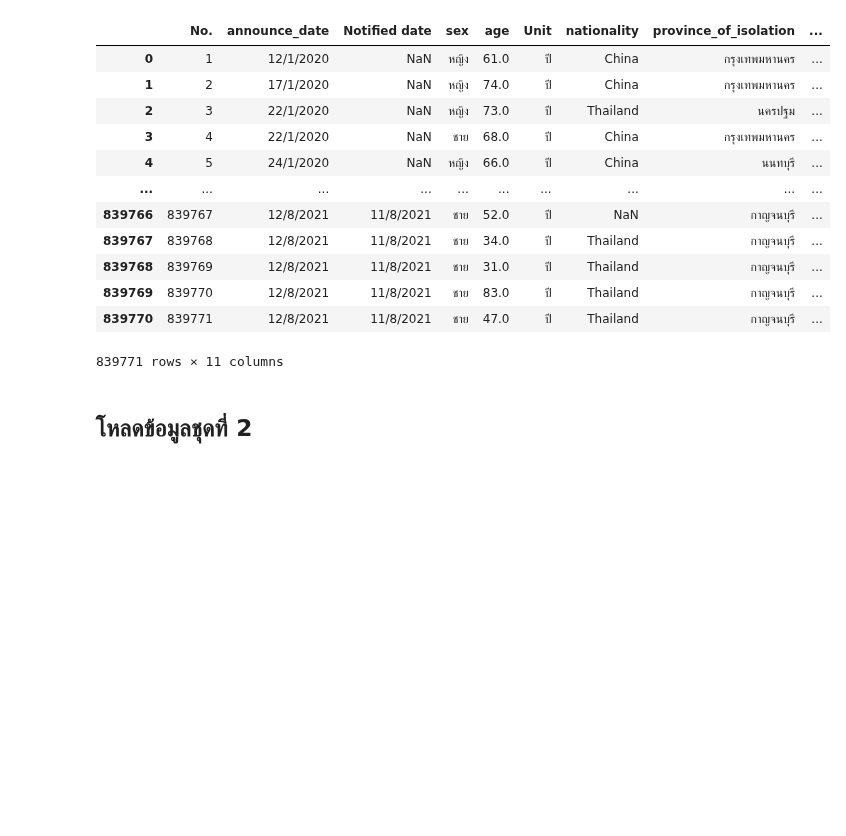
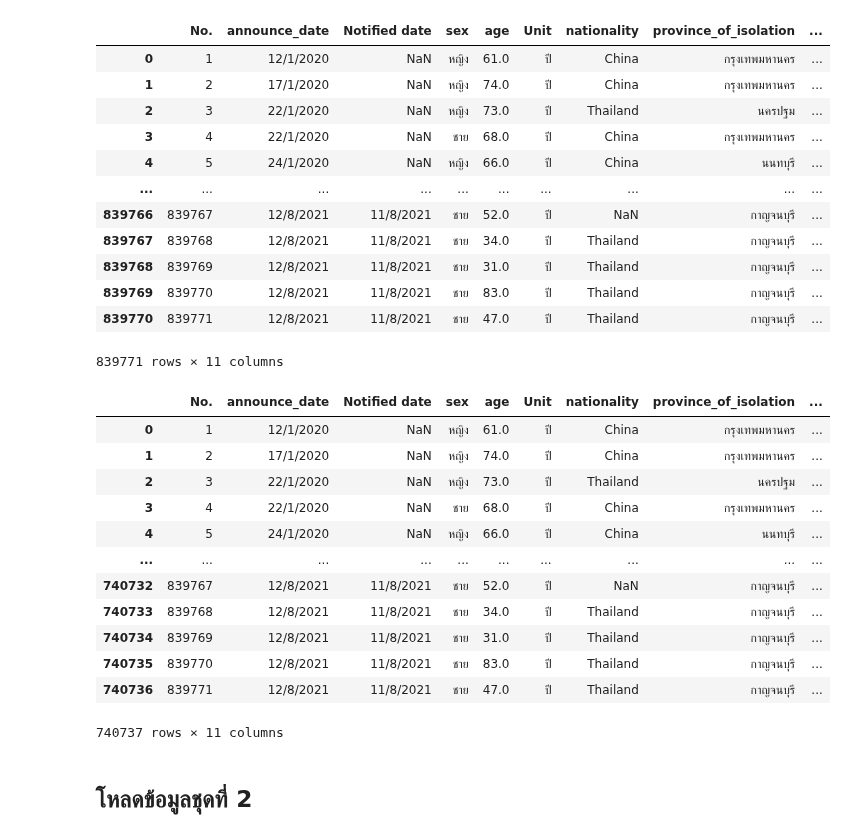
Before and after one commit to Khamsaen2489/DWDM21, a Jupyter notebook: Group_Project.ipynb, the cells around one changed output. Drawn from its saved outputs; the diff is of its cells as text; code cells hidden in the pictures; blank space fills up the shorter version.

```diff
--- a/Group_Project.ipynb
+++ b/Group_Project.ipynb
@@ -50,6 +50,23 @@ data_covid
 | 839769 | 839770 | 12/8/2021 | 11/8/2021 | ชาย | 83.0 | ปี | Thailand | กาญจนบุรี | ... |
 | 839770 | 839771 | 12/8/2021 | 11/8/2021 | ชาย | 47.0 | ปี | Thailand | กาญจนบุรี | ... |
 839771 rows × 11 columns
+# %%
+data_covida = data_covid.dropna(subset=['province_of_onset']).reset_index(drop=True)  #Check Missing Value ของ Data_covida
+data_covida
+# %% [output]
+|  | No. | announce_date | Notified date | sex | age | Unit | nationality | province_of_isolation | ... |
+| 0 | 1 | 12/1/2020 | NaN | หญิง | 61.0 | ปี | China | กรุงเทพมหานคร | ... |
+| 1 | 2 | 17/1/2020 | NaN | หญิง | 74.0 | ปี | China | กรุงเทพมหานคร | ... |
+| 2 | 3 | 22/1/2020 | NaN | หญิง | 73.0 | ปี | Thailand | นครปฐม | ... |
+| 3 | 4 | 22/1/2020 | NaN | ชาย | 68.0 | ปี | China | กรุงเทพมหานคร | ... |
+| 4 | 5 | 24/1/2020 | NaN | หญิง | 66.0 | ปี | China | นนทบุรี | ... |
+| ... | ... | ... | ... | ... | ... | ... | ... | ... | ... |
+| 740732 | 839767 | 12/8/2021 | 11/8/2021 | ชาย | 52.0 | ปี | NaN | กาญจนบุรี | ... |
+| 740733 | 839768 | 12/8/2021 | 11/8/2021 | ชาย | 34.0 | ปี | Thailand | กาญจนบุรี | ... |
+| 740734 | 839769 | 12/8/2021 | 11/8/2021 | ชาย | 31.0 | ปี | Thailand | กาญจนบุรี | ... |
+| 740735 | 839770 | 12/8/2021 | 11/8/2021 | ชาย | 83.0 | ปี | Thailand | กาญจนบุรี | ... |
+| 740736 | 839771 | 12/8/2021 | 11/8/2021 | ชาย | 47.0 | ปี | Thailand | กาญจนบุรี | ... |
+740737 rows × 11 columns
 # %% [markdown]
 ## โหลดข้อมูลชุดที่ 2
 # %%
```
Also changed, not shown: parts of 3 cells of this notebook.
